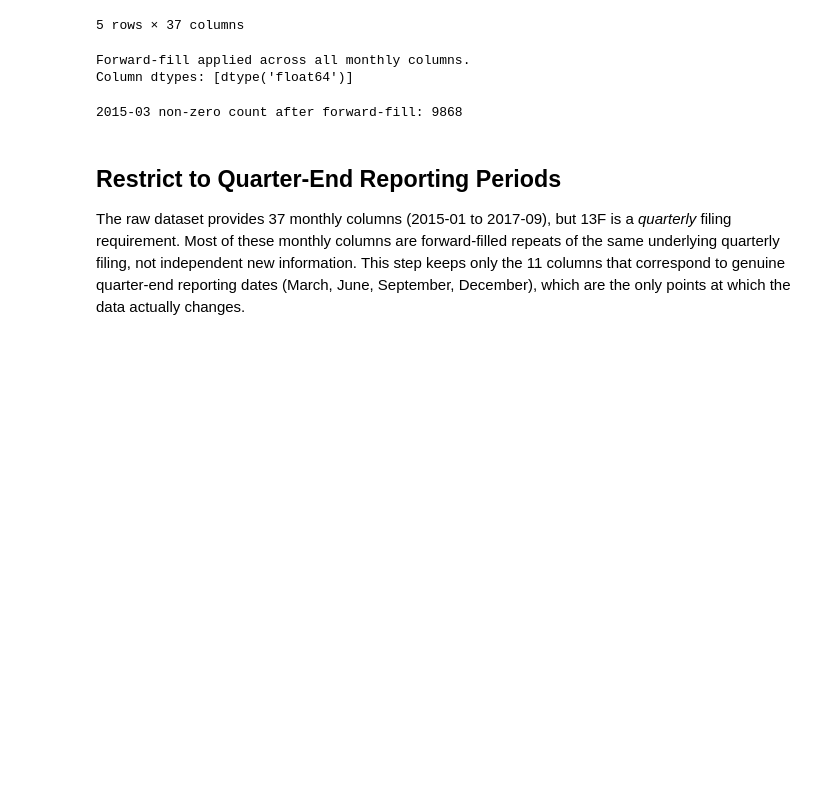
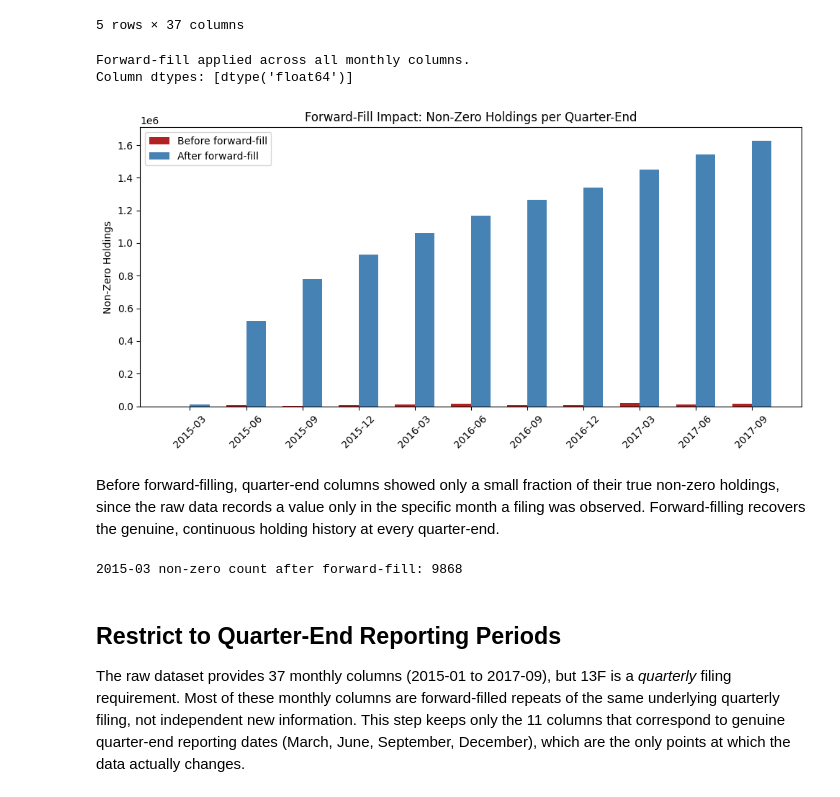
Before and after one commit to GopolangMmutlwaneCaptone/Risk-Concentration-Flagging, a Jupyter notebook: src/preprocessing/preprocessing.ipynb, the cells around one changed output. Drawn from its saved outputs; the diff is of its cells as text; code cells hidden in the pictures; blank space fills up the shorter version.

Commit message:
Add preprocessing visualisations: forward-fill impact, duplicate resolution, and unmapped securities

```diff
--- a/src/preprocessing/preprocessing.ipynb
+++ b/src/preprocessing/preprocessing.ipynb
@@ -67,34 +67,42 @@ df.head()
 | 3 | 000375204 | ABB LTD | 1000275 | ROYAL BANK OF CANADA \ | 0 | 1.0 | 0.0 | 0 | 5003.0 | 0.0 | ... | ... |
 | 4 | 000868109 | ACNB CORP | 1000275 | ROYAL BANK OF CANADA \ | 0 | 1543.0 | 0.0 | 0 | 1543.0 | 0.0 | ... | ... |
 5 rows × 37 columns
-# %%
-# Forward-fill monthly values before restricting to quarter-end columns.
-# Uses np.nan (a native float value) rather than pd.NA, which would force these
-# columns into object dtype and require an implicit downcast back to numeric on
-# .ffill()/.fillna() - behavior pandas has deprecated and will remove. Using
-# np.nan keeps columns as float64 throughout, avoiding the deprecated path
-# entirely rather than relying on it silently working.
-#
-# Investigation (during Feature Engineering) showed the raw data reports a value
-# only in the specific month a new filing was observed, with 0 in all other months
-# by default, not because the holding was genuinely zero. Confirmed via direct
-# inspection: e.g. CUSIP 000304105 / CIK 1161927 shows scattered non-zero values
-# with 0 elsewhere, which forward-filling resolves into a continuous, plausible
-# holding history. Without this step, restricting to quarter-end columns alone
-# incorrectly zeroed out ~94% of genuine holdings data.
-
-month_cols_chronological = sorted([c for c in df.columns if c.startswith("201")])
-
-df[month_cols_chronological] = df[month_cols_chronological].astype(float)
-df[month_cols_chronological] = df[month_cols_chronological].replace(0, np.nan)
-df[month_cols_chronological] = df[month_cols_chronological].ffill(axis=1)
-df[month_cols_chronological] = df[month_cols_chronological].fillna(0)
-
-print("Forward-fill applied across all monthly columns.")
-print("Column dtypes:", df[month_cols_chronological].dtypes.unique())
-# %% [output]
-Forward-fill applied across all monthly columns.
-Column dtypes: [dtype('float64')]
+# %%
+month_cols_chronological = sorted([c for c in df.columns if c.startswith("201")])
+
+df[month_cols_chronological] = df[month_cols_chronological].astype(float)
+df[month_cols_chronological] = df[month_cols_chronological].replace(0, np.nan)
+df[month_cols_chronological] = df[month_cols_chronological].ffill(axis=1)
+df[month_cols_chronological] = df[month_cols_chronological].fillna(0)
+
+print("Forward-fill applied across all monthly columns.")
+print("Column dtypes:", df[month_cols_chronological].dtypes.unique())
+# %% [output]
+Forward-fill applied across all monthly columns.
+Column dtypes: [dtype('float64')]
+# %%
+# Compare non-zero counts per quarter-end column, before vs after forward-fill
+raw_compare = pd.read_csv(os.path.join(RAW_DATA_DIR, "13Fdata.csv"), dtype={"cusip": str})
+before_counts = [(raw_compare[q] != 0).sum() for q in QUARTER_END_COLS]
+after_counts = [(df[q] != 0).sum() for q in QUARTER_END_COLS]
+
+fig, ax = plt.subplots(figsize=(10, 5))
+x = np.arange(len(QUARTER_END_COLS))
+width = 0.35
+ax.bar(x - width/2, before_counts, width, label="Before forward-fill", color="firebrick")
+ax.bar(x + width/2, after_counts, width, label="After forward-fill", color="steelblue")
+ax.set_xticks(x)
+ax.set_xticklabels(QUARTER_END_COLS, rotation=45)
+ax.set_ylabel("Non-Zero Holdings")
+ax.set_title("Forward-Fill Impact: Non-Zero Holdings per Quarter-End")
+ax.legend()
+plt.tight_layout()
+plt.savefig(os.path.join(PROCESSED_DATA_DIR, "..", "..", "reports", "forward_fill_impact.png"), dpi=100)
+plt.show()
+# %% [output]
+[figure, added]
+# %% [markdown]
+Before forward-filling, quarter-end columns showed only a small fraction of their true non-zero holdings, since the raw data records a value only in the specific month a filing was observed. Forward-filling recovers the genuine, continuous holding history at every quarter-end.
 # %%
 print(f"2015-03 non-zero count after forward-fill: {(df['2015-03'] != 0).sum()}")
 # %% [output]
```
Also changed, not shown: parts of 4 cells of this notebook.
